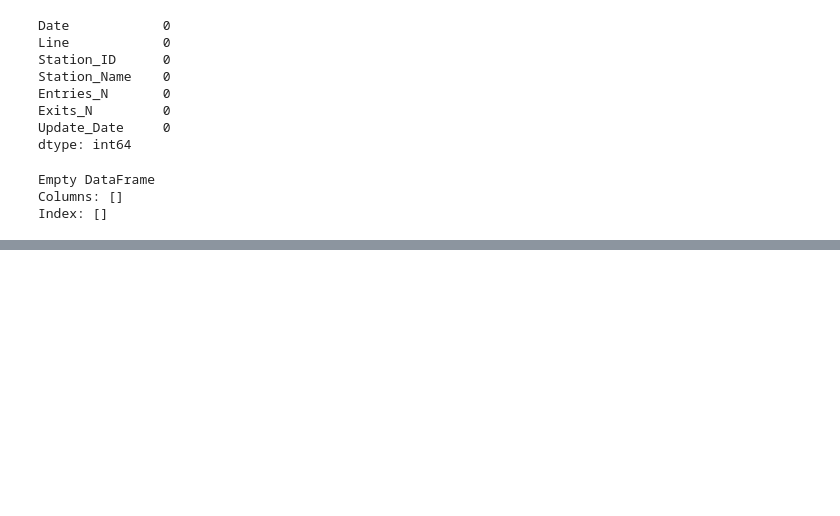
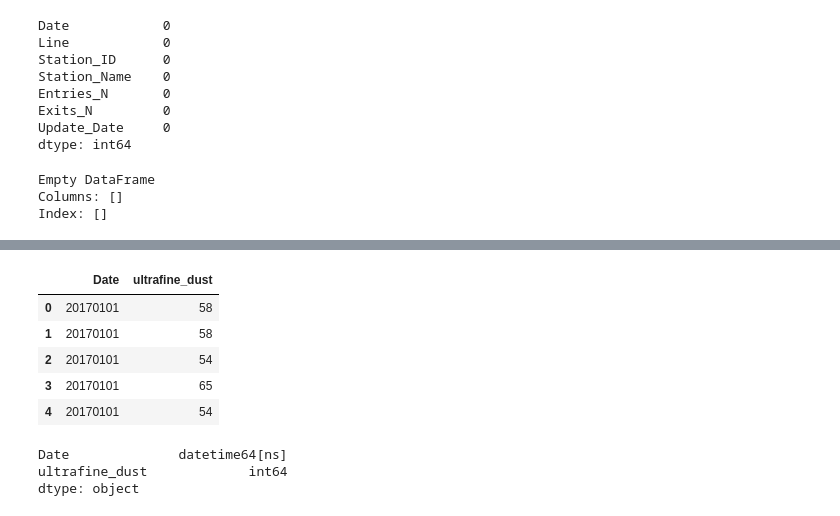
Before and after one commit to MinHyuckChoi/Subway-Project, a Jupyter notebook: Subway_Project.ipynb, the cells around one changed output, grey strips where cells are left out. Cells and saved outputs as stored; diff of their text form; code cells hidden in the pictures; blank space fills up the shorter version.

```diff
--- a/Subway_Project.ipynb
+++ b/Subway_Project.ipynb
@@ -138,0 +142,24 @@ ax3.set(xlabel='day',title="Entries per day")
+# %%
+fine_dust = pd.read_csv('fine_dust.csv', encoding='EUC-KR')
+ultrafine_dust = pd.read_csv('ultrafine_dust.csv', encoding='EUC-KR')
+
+fine_dust.columns = ['Date','fine_dust']
+ultrafine_dust.columns = ['Date','ultrafine_dust']
+
+ultrafine_dust.head()
+# %% [output]
+|  | Date | ultrafine_dust |
+| 0 | 20170101 | 58 |
+| 1 | 20170101 | 58 |
+| 2 | 20170101 | 54 |
+| 3 | 20170101 | 65 |
+| 4 | 20170101 | 54 |
+# %%
+fine_dust['Date'] = pd.to_datetime(fine_dust['Date'], format ='%Y%m%d')
+ultrafine_dust['Date'] = pd.to_datetime(ultrafine_dust['Date'], format ='%Y%m%d')
+
+ultrafine_dust.dtypes
+# %% [output]
+Date              datetime64[ns]
+ultrafine_dust             int64
+dtype: object
```
Also changed, not shown: parts of 6 cells of this notebook.
